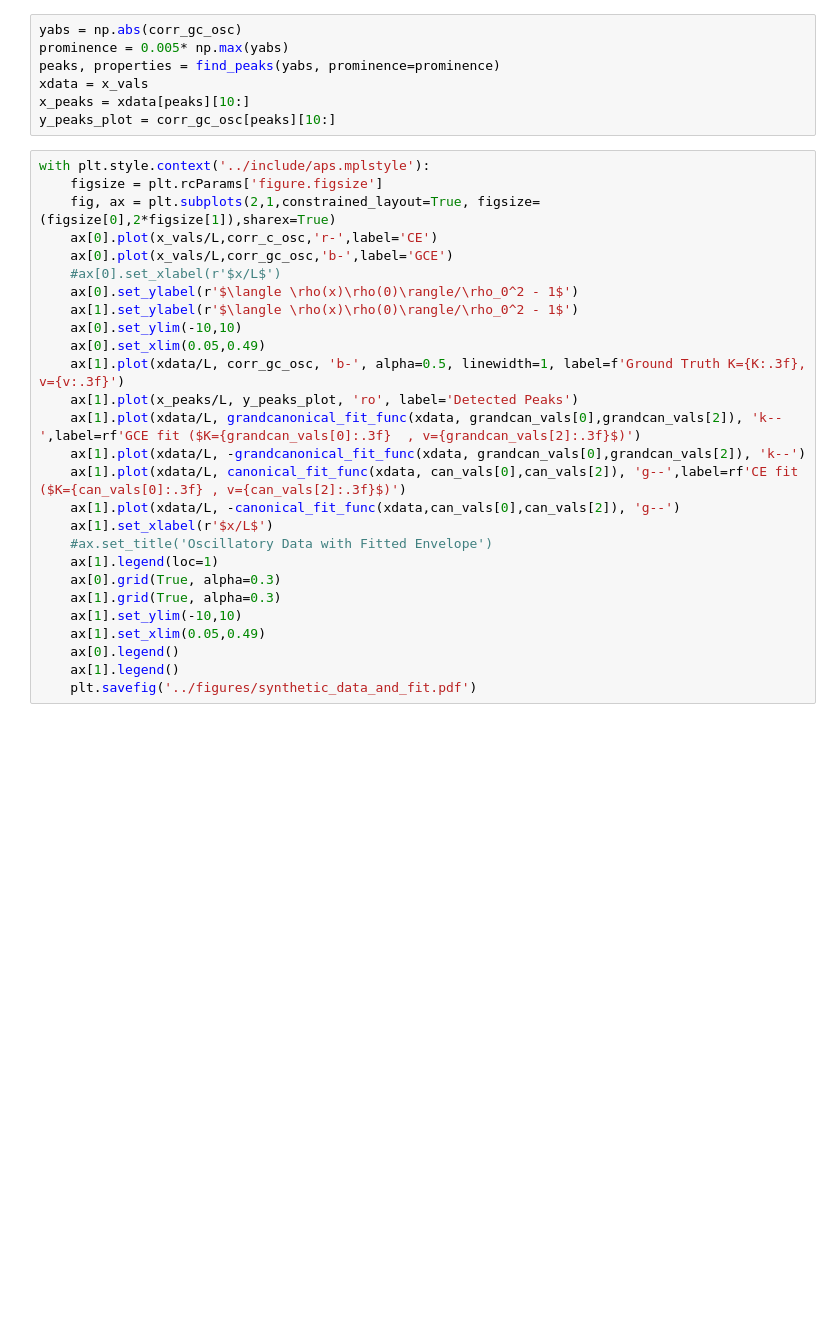
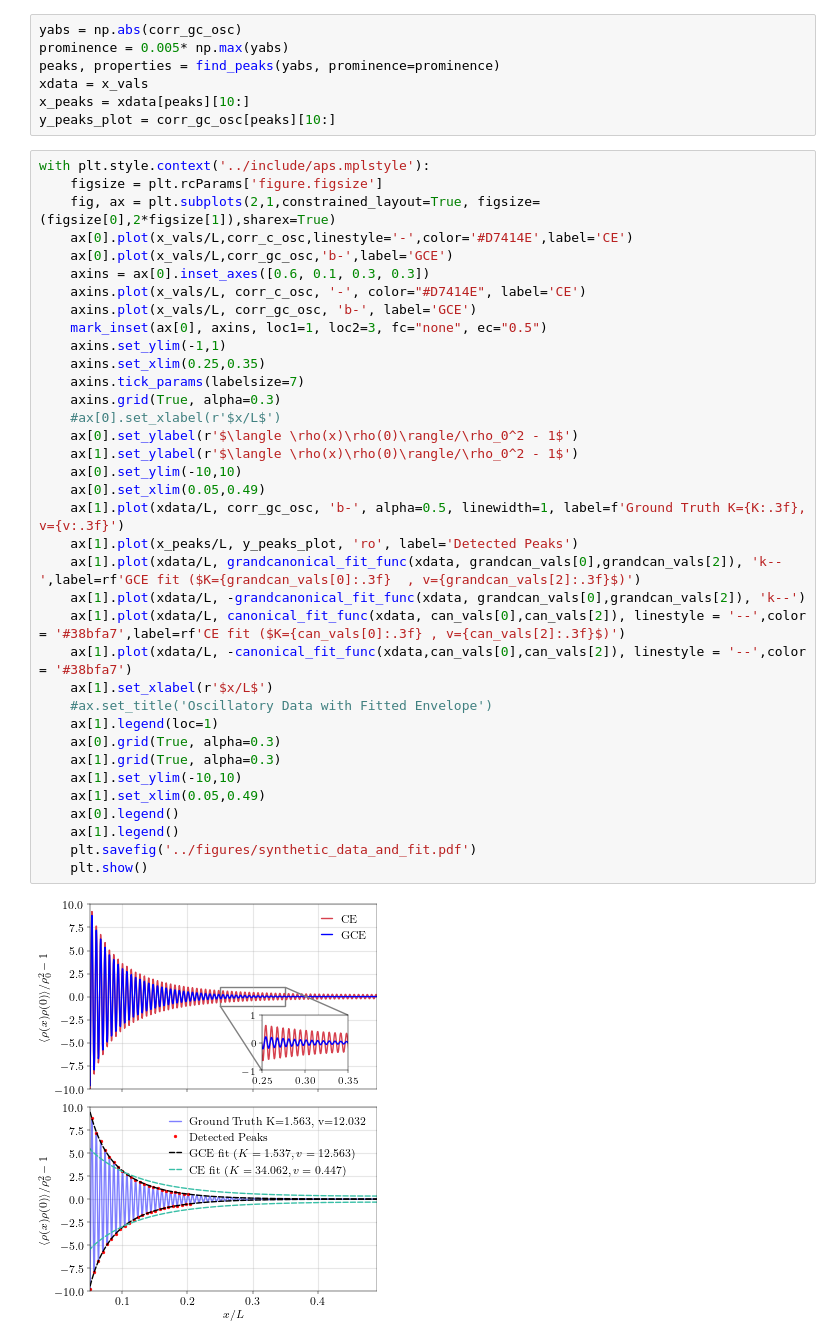
Before and after one commit to DelMaestroGroup/papers-code-ParticleFluctuations, a Jupyter notebook: src/BenchmarkPlots.ipynb, the cells around one changed output. Saved outputs shown, nothing was run; the diff lists cells and outputs as text; blank space fills up the shorter version.

```diff
--- a/src/BenchmarkPlots.ipynb
+++ b/src/BenchmarkPlots.ipynb
@@ -37,27 +38,38 @@ y_peaks_plot = corr_gc_osc[peaks][10:]
 # %%
 with plt.style.context('../include/aps.mplstyle'):
     figsize = plt.rcParams['figure.figsize']
     fig, ax = plt.subplots(2,1,constrained_layout=True, figsize=(figsize[0],2*figsize[1]),sharex=True)
-    ax[0].plot(x_vals/L,corr_c_osc,'r-',label='CE')
+    ax[0].plot(x_vals/L,corr_c_osc,linestyle='-',color='#D7414E',label='CE')
     ax[0].plot(x_vals/L,corr_gc_osc,'b-',label='GCE')
+    axins = ax[0].inset_axes([0.6, 0.1, 0.3, 0.3])
+    axins.plot(x_vals/L, corr_c_osc, '-', color="#D7414E", label='CE')
+    axins.plot(x_vals/L, corr_gc_osc, 'b-', label='GCE')
+    mark_inset(ax[0], axins, loc1=1, loc2=3, fc="none", ec="0.5")
+    axins.set_ylim(-1,1)
+    axins.set_xlim(0.25,0.35)
+    axins.tick_params(labelsize=7)
+    axins.grid(True, alpha=0.3)
     #ax[0].set_xlabel(r'$x/L$')
     ax[0].set_ylabel(r'$\langle \rho(x)\rho(0)\rangle/\rho_0^2 - 1$')
     ax[1].set_ylabel(r'$\langle \rho(x)\rho(0)\rangle/\rho_0^2 - 1$')
     ax[0].set_ylim(-10,10)
     ax[0].set_xlim(0.05,0.49)
     ax[1].plot(xdata/L, corr_gc_osc, 'b-', alpha=0.5, linewidth=1, label=f'Ground Truth K={K:.3f}, v={v:.3f}')
     ax[1].plot(x_peaks/L, y_peaks_plot, 'ro', label='Detected Peaks')
     ax[1].plot(xdata/L, grandcanonical_fit_func(xdata, grandcan_vals[0],grandcan_vals[2]), 'k--',label=rf'GCE fit ($K={grandcan_vals[0]:.3f}  , v={grandcan_vals[2]:.3f}$)')
     ax[1].plot(xdata/L, -grandcanonical_fit_func(xdata, grandcan_vals[0],grandcan_vals[2]), 'k--')
-    ax[1].plot(xdata/L, canonical_fit_func(xdata, can_vals[0],can_vals[2]), 'g--',label=rf'CE fit ($K={can_vals[0]:.3f} , v={can_vals[2]:.3f}$)')
-    ax[1].plot(xdata/L, -canonical_fit_func(xdata,can_vals[0],can_vals[2]), 'g--')
+    ax[1].plot(xdata/L, canonical_fit_func(xdata, can_vals[0],can_vals[2]), linestyle = '--',color = '#38bfa7',label=rf'CE fit ($K={can_vals[0]:.3f} , v={can_vals[2]:.3f}$)')
+    ax[1].plot(xdata/L, -canonical_fit_func(xdata,can_vals[0],can_vals[2]), linestyle = '--',color = '#38bfa7')
     ax[1].set_xlabel(r'$x/L$')
     #ax.set_title('Oscillatory Data with Fitted Envelope')
     ax[1].legend(loc=1)
     ax[0].grid(True, alpha=0.3)
     ax[1].grid(True, alpha=0.3)
     ax[1].set_ylim(-10,10)
     ax[1].set_xlim(0.05,0.49)
     ax[0].legend()
     ax[1].legend()
     plt.savefig('../figures/synthetic_data_and_fit.pdf')
+    plt.show()
+# %% [output]
+[figure, added]
```
Also changed, not shown: parts of 1 cell of this notebook, 16 other files.
